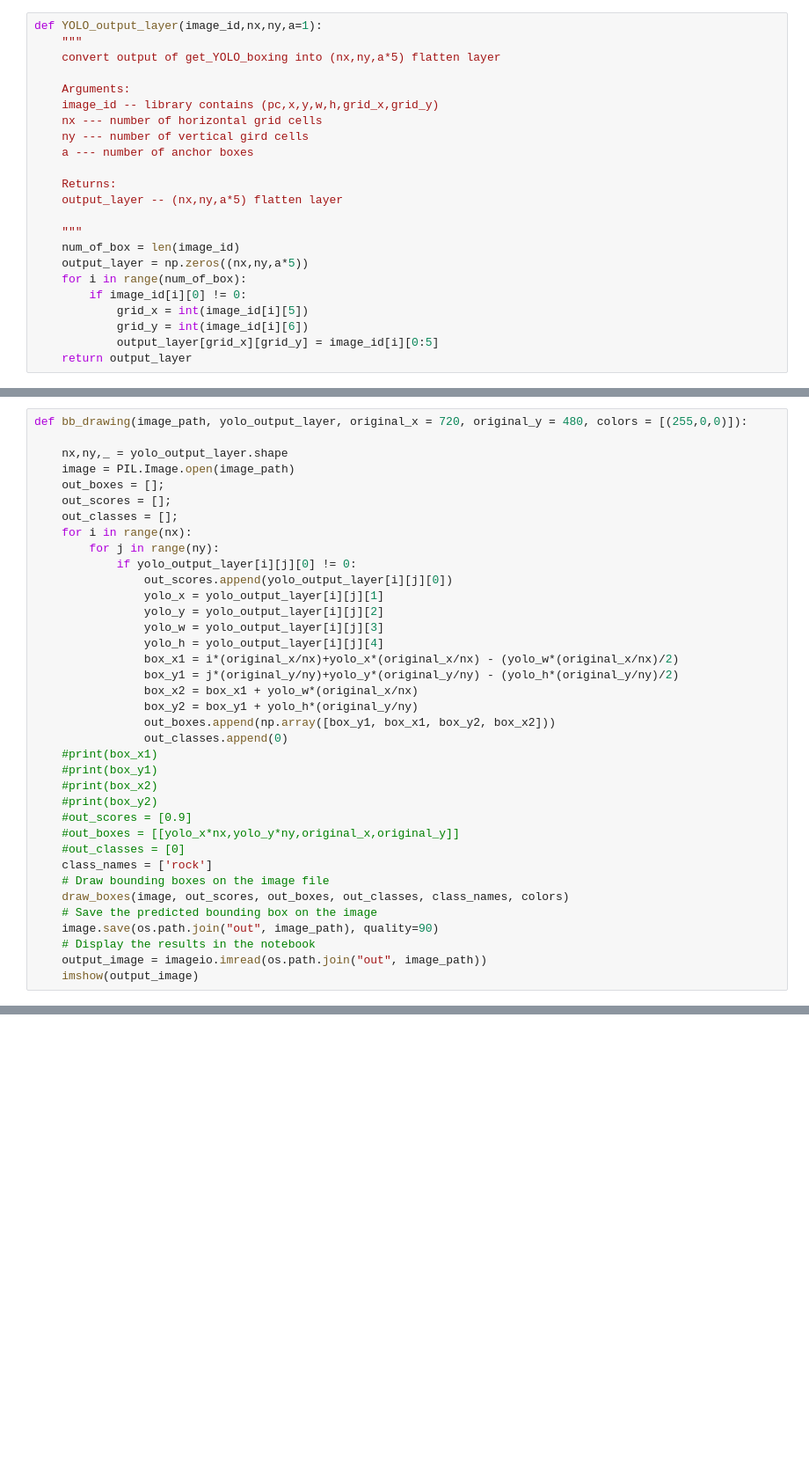
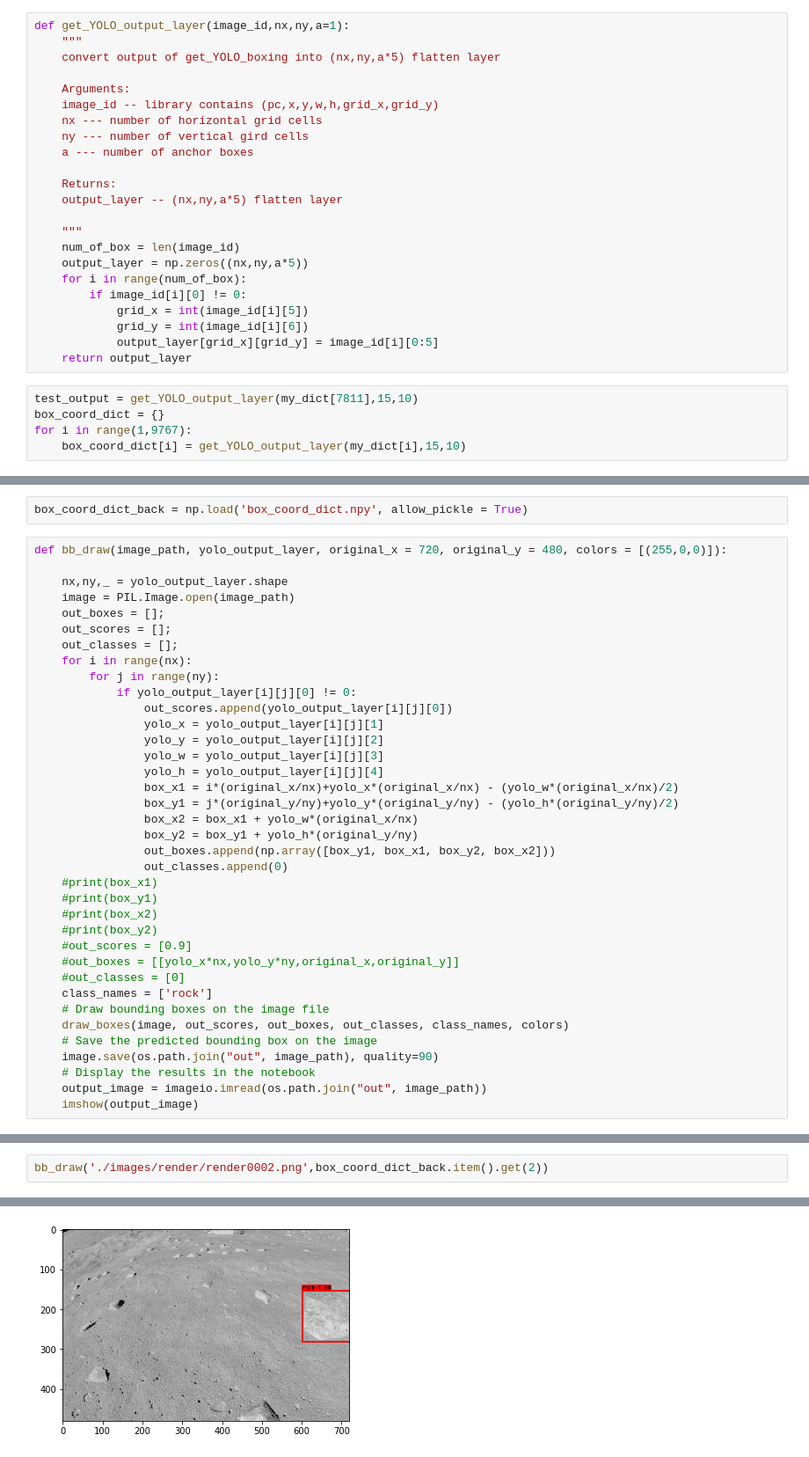
Before and after one commit to Atomoxide/Moon-Photo-Segmentation, a Jupyter notebook: data_bounding_conversion_YOLO.ipynb, the cells around one changed output, grey strips where cells are left out. Shown at 88% size. Drawn from its saved outputs; the diff is of its cells as text; blank space fills up the shorter version.

Commit message:
add YOLO training

```diff
--- a/data_bounding_conversion_YOLO.ipynb
+++ b/data_bounding_conversion_YOLO.ipynb
@@ -83,5 +93,5 @@ list
 # %%
-def YOLO_output_layer(image_id,nx,ny,a=1):
+def get_YOLO_output_layer(image_id,nx,ny,a=1):
     """
     convert output of get_YOLO_boxing into (nx,ny,a*5) flatten layer
 
@@ -103,3 +113,8 @@ def YOLO_output_layer(image_id,nx,ny,a=1):
             grid_y = int(image_id[i][6])
             output_layer[grid_x][grid_y] = image_id[i][0:5]
     return output_layer
+# %%
+test_output = get_YOLO_output_layer(my_dict[7811],15,10)
+box_coord_dict = {}
+for i in range(1,9767):
+    box_coord_dict[i] = get_YOLO_output_layer(my_dict[i],15,10)
@@ -106,5 +126,7 @@ def YOLO_output_layer(image_id,nx,ny,a=1):
+# %%
+box_coord_dict_back = np.load('box_coord_dict.npy', allow_pickle = True)
 # %%
-def bb_drawing(image_path, yolo_output_layer, original_x = 720, original_y = 480, colors = [(255,0,0)]):
+def bb_draw(image_path, yolo_output_layer, original_x = 720, original_y = 480, colors = [(255,0,0)]):
 
     nx,ny,_ = yolo_output_layer.shape
     image = PIL.Image.open(image_path)
@@ -151,0 +165,3 @@ bb_drawing('./images/render0018.png',test_output)
+# %%
+bb_draw('./images/render/render0002.png',box_coord_dict_back.item().get(2))
+# %% [output]
@@ -151,0 +169 @@ bb_drawing('./images/render0018.png',test_output)
+[figure, added]
```
Also changed, not shown: parts of 16 cells of this notebook, 9 other files.
